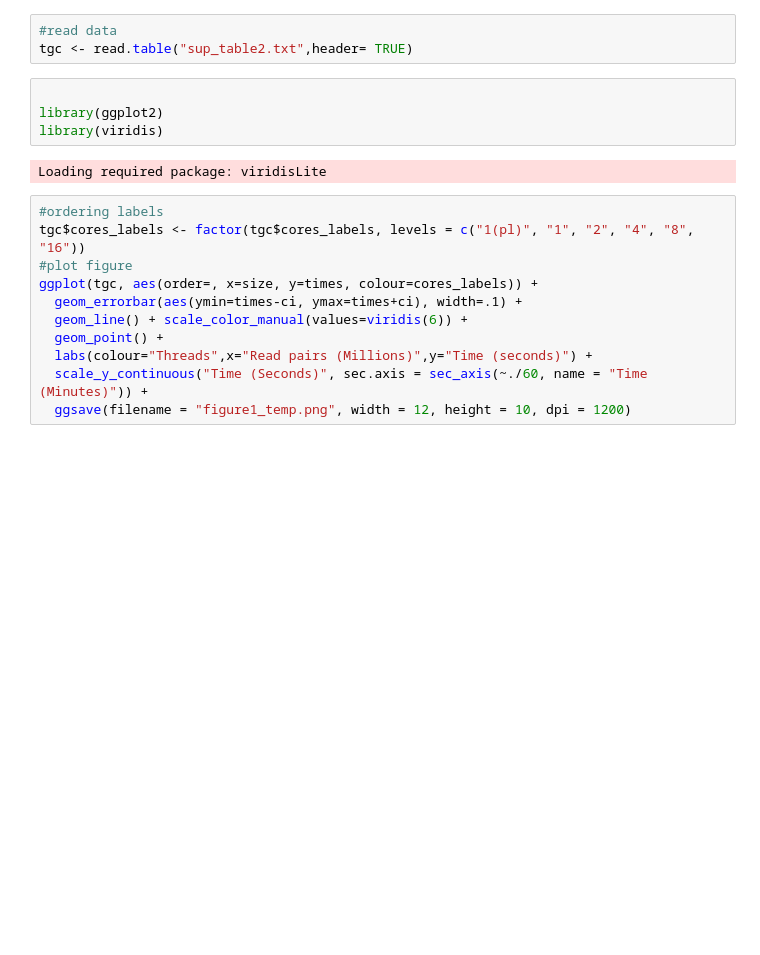
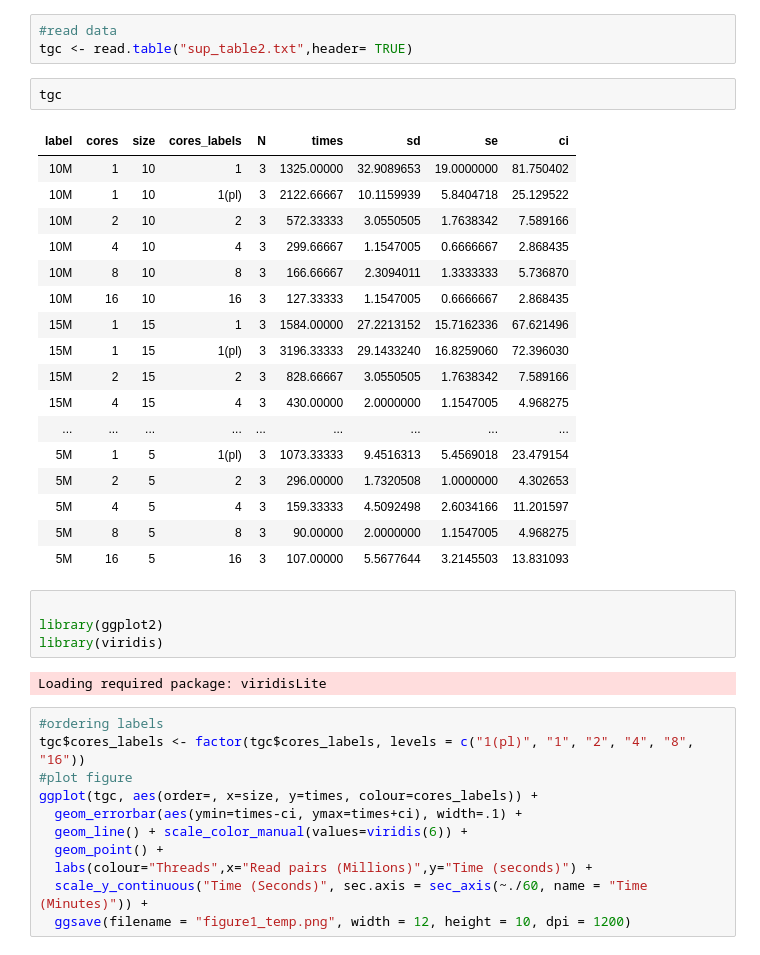
Before and after one commit to Adrian-Cantu/PRINSEQ-plus-plus, a Jupyter notebook: figures/plot_figure1.ipynb, the cells around one changed output. Cells and saved outputs as stored; diff of their text form; blank space fills up the shorter version.

```diff
--- a/figures/plot_figure1.ipynb
+++ b/figures/plot_figure1.ipynb
@@ -1,6 +1,26 @@
 # %%
 #read data
 tgc <- read.table("sup_table2.txt",header= TRUE)
+# %%
+tgc
+# %% [output]
+| label | cores | size | cores_labels | N | times | sd | se | ci |
+| 10M | 1 | 10 | 1 | 3 | 1325.00000 | 32.9089653 | 19.0000000 | 81.750402 |
+| 10M | 1 | 10 | 1(pl) | 3 | 2122.66667 | 10.1159939 | 5.8404718 | 25.129522 |
+| 10M | 2 | 10 | 2 | 3 | 572.33333 | 3.0550505 | 1.7638342 | 7.589166 |
+| 10M | 4 | 10 | 4 | 3 | 299.66667 | 1.1547005 | 0.6666667 | 2.868435 |
+| 10M | 8 | 10 | 8 | 3 | 166.66667 | 2.3094011 | 1.3333333 | 5.736870 |
+| 10M | 16 | 10 | 16 | 3 | 127.33333 | 1.1547005 | 0.6666667 | 2.868435 |
+| 15M | 1 | 15 | 1 | 3 | 1584.00000 | 27.2213152 | 15.7162336 | 67.621496 |
+| 15M | 1 | 15 | 1(pl) | 3 | 3196.33333 | 29.1433240 | 16.8259060 | 72.396030 |
+| 15M | 2 | 15 | 2 | 3 | 828.66667 | 3.0550505 | 1.7638342 | 7.589166 |
+| 15M | 4 | 15 | 4 | 3 | 430.00000 | 2.0000000 | 1.1547005 | 4.968275 |
+| ... | ... | ... | ... | ... | ... | ... | ... | ... |
+| 5M | 1 | 5 | 1(pl) | 3 | 1073.33333 | 9.4516313 | 5.4569018 | 23.479154 |
+| 5M | 2 | 5 | 2 | 3 | 296.00000 | 1.7320508 | 1.0000000 | 4.302653 |
+| 5M | 4 | 5 | 4 | 3 | 159.33333 | 4.5092498 | 2.6034166 | 11.201597 |
+| 5M | 8 | 5 | 8 | 3 | 90.00000 | 2.0000000 | 1.1547005 | 4.968275 |
+| 5M | 16 | 5 | 16 | 3 | 107.00000 | 5.5677644 | 3.2145503 | 13.831093 |
 # %%
 
 library(ggplot2)
```
Also changed, not shown: parts of 3 cells of this notebook, 12 other files.
